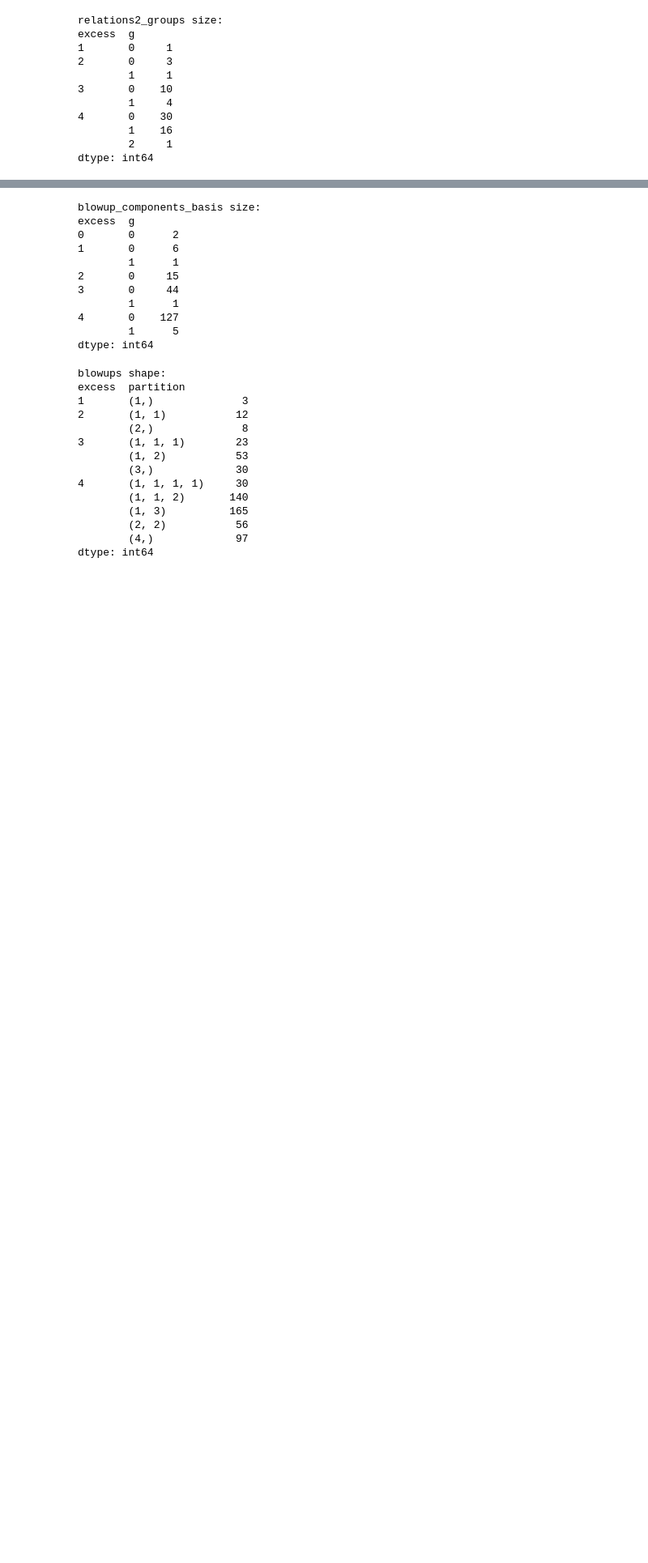
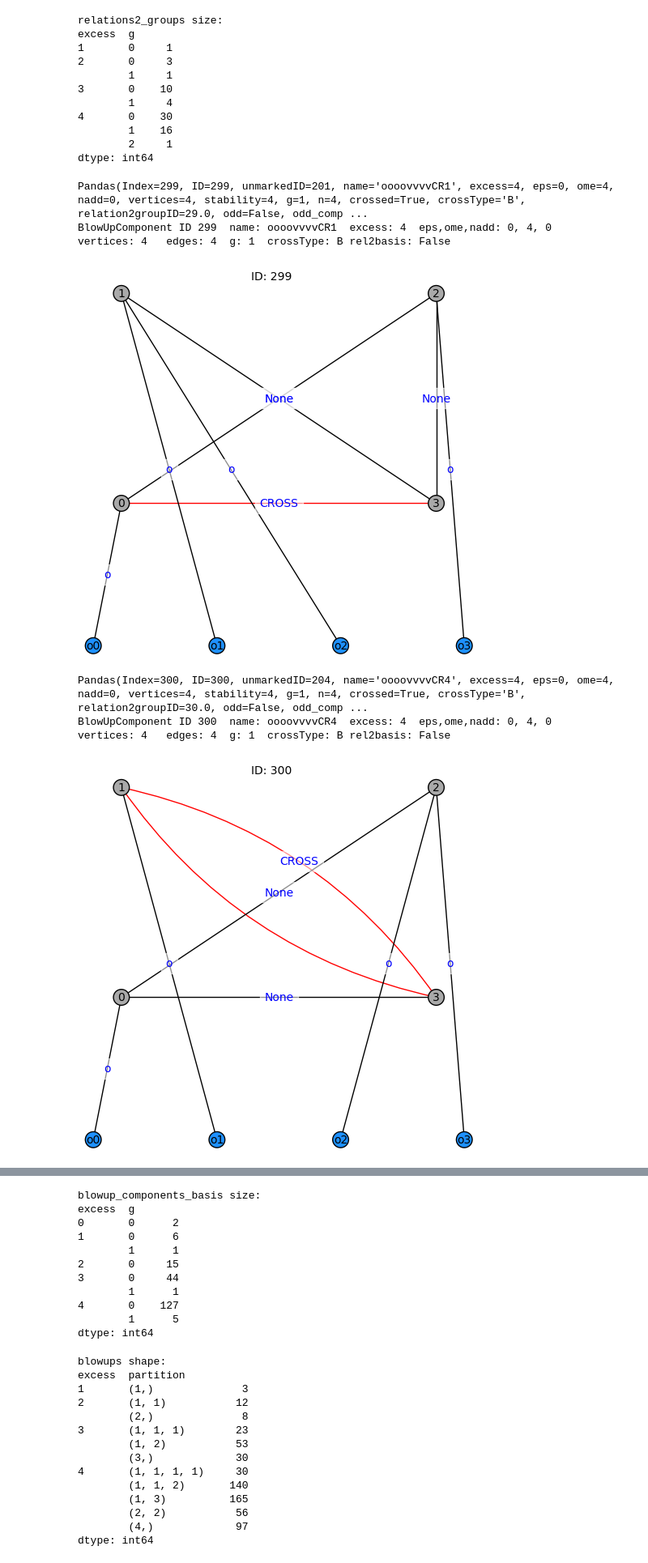
Before and after one commit to bellimarco/Getzler-Kapranov-Graph-Cohomology-Computations-in-weight-13, a Jupyter notebook: MBELLI_Main.ipynb, the cells around one changed output, grey strips where cells are left out. Shown at 81% size. Cells and saved outputs as stored; diff of their text form; code cells hidden in the pictures; blank space fills up the shorter version.

Commit message:
started analyzing virtual blowups by their gn_range. Found error in weight 2 relation grouping: have to check that graph isom. preserve the crossed edge !

```diff
--- a/MBELLI_Main.ipynb
+++ b/MBELLI_Main.ipynb
@@ -832,7 +832,7 @@ print("relations2_groups size: ")
 print(relations2_groups.groupby(['excess','g']).size())
 
 for row in relations2_groups[relations2_groups['graphs'].apply(lambda graphs:
-    len(graphs)>0 and graphs[0].excess==3 and graphs[0].crossValence>0 and [int(G.in_relation2_basis) for G in graphs].count(True)>1
+    len(graphs)>0 and graphs[0].excess==4 and graphs[0].crossValence==4 and any([not G.in_relation2_basis for G in graphs])
     and (True or graphs[0].crossContractedComponent.has_loops() or graphs[0].crossContractedComponent.has_multiple_edges()) )].itertuples():
     break
     print(f'excess: {row.excess}, g: {row.g}, valence,none,nadd,eps: {row.valence},{row.valence_none},{row.valence_nadd},{row.valence_eps}, graphs ID: {row.graphs_ID_set}, basis ID: {row.basis_ID_set}')
@@ -851,6 +851,14 @@ excess  g
         2     1
 dtype: int64
 # %%
-for row in blowup_components[blowup_components['graph'].apply(lambda G: G.excess<4 and G.odd and G.crossType=='B')].itertuples():
+for row in blowup_components[blowup_components['graph'].apply(lambda G: G.excess==4 and G.crossType=='B' and G.odd==False and G.vertices==4 and G.in_relation2_basis==False)].itertuples():
     break
+    print(row)
     row.graph.show(True,title=True,specht=True)
+# %% [output]
+Pandas(Index=299, ID=299, unmarkedID=201, name='oooovvvvCR1', excess=4, eps=0, ome=4, nadd=0, vertices=4, stability=4, g=1, n=4, crossed=True, crossType='B', relation2groupID=29.0, odd=False, odd_comp ...
+BlowUpComponent ID 299  name: oooovvvvCR1  excess: 4  eps,ome,nadd: 0, 4, 0   vertices: 4   edges: 4  g: 1  crossType: B rel2basis: False
+[figure, added]
+Pandas(Index=300, ID=300, unmarkedID=204, name='oooovvvvCR4', excess=4, eps=0, ome=4, nadd=0, vertices=4, stability=4, g=1, n=4, crossed=True, crossType='B', relation2groupID=30.0, odd=False, odd_comp ...
+BlowUpComponent ID 300  name: oooovvvvCR4  excess: 4  eps,ome,nadd: 0, 4, 0   vertices: 4   edges: 4  g: 1  crossType: B rel2basis: False
+[figure, added]
```
Also changed, not shown: parts of 5 cells of this notebook, 13 other files.
